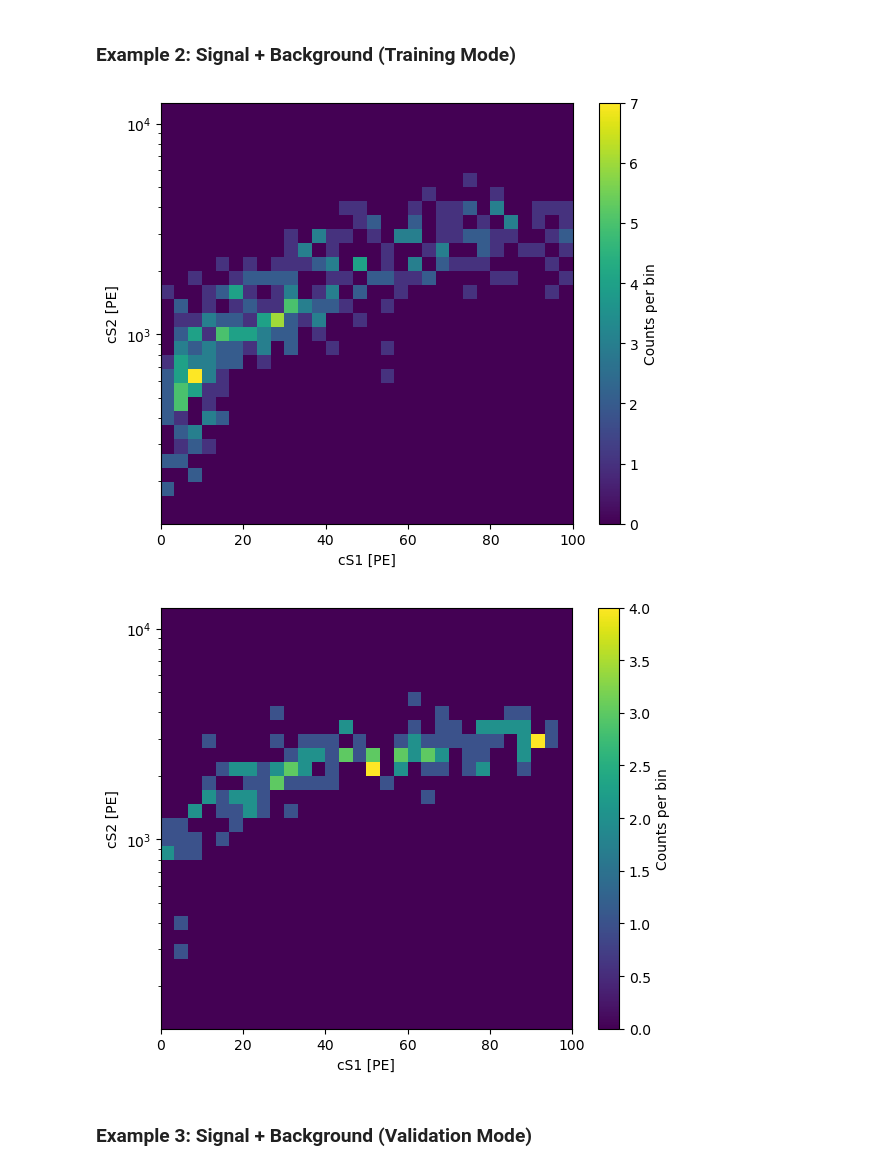
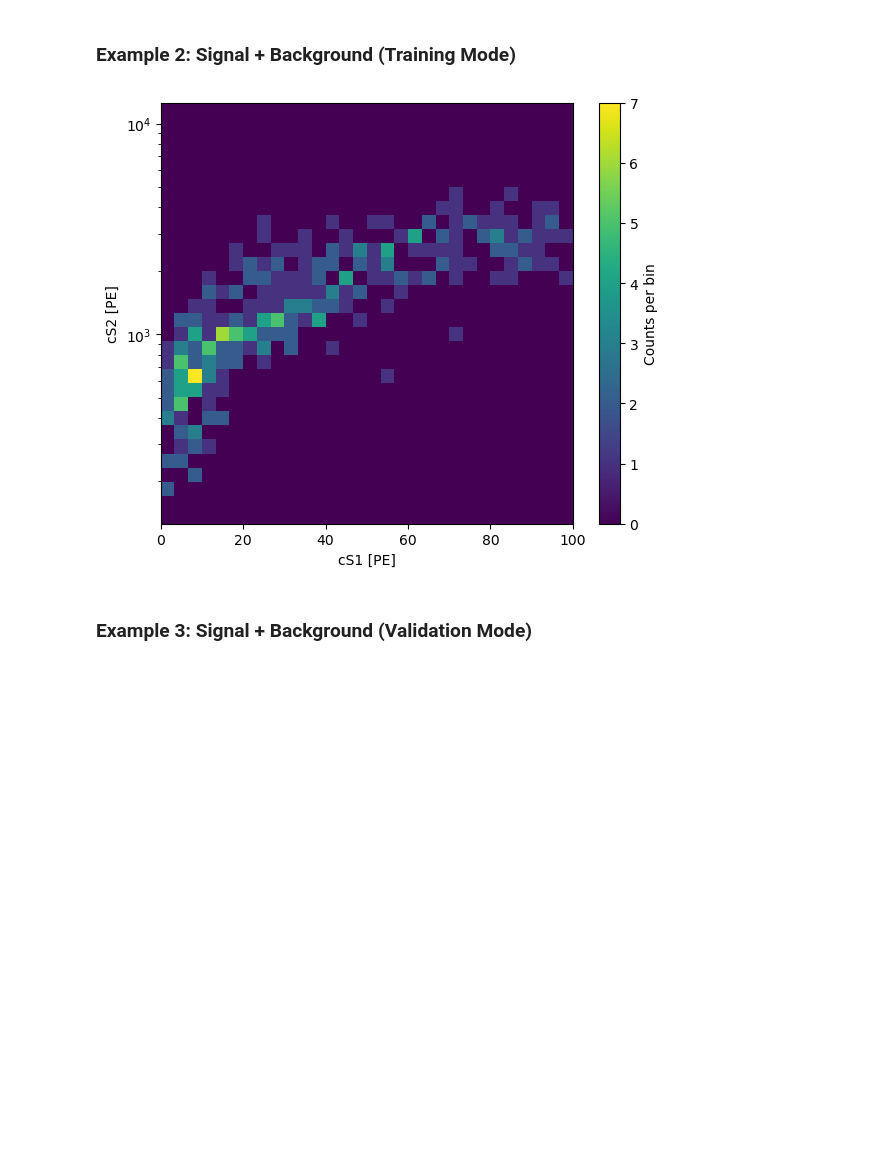
Before and after one commit to Niklas0212/xenon-sbi, a Jupyter notebook: data/notebooks/visualization_4_s1s2_signal_bg.ipynb, the cells around one changed output. Saved outputs shown, nothing was run; the diff lists cells and outputs as text; code cells hidden in the pictures; blank space fills up the shorter version.

```diff
--- a/data/notebooks/visualization_4_s1s2_signal_bg.ipynb
+++ b/data/notebooks/visualization_4_s1s2_signal_bg.ipynb
@@ -539,7 +479,7 @@ signal_only_dataset = SignalPlusBackgroundDataset(
 )
 # %%
 # Visualize examples
-for i in range(2):
+for i in range(1):
     plot_histogram(
         signal_only_dataset[i][0],
         signal_only_dataset.s1_edges,
@@ -564,15 +503,14 @@ signal_bg_dataset = SignalPlusBackgroundDataset(
 )
 # %%
 # Visualize examples (different background each time)
-for i in range(2):
+for i in range(1):
     plot_histogram(
         signal_bg_dataset[i][0],
         signal_bg_dataset.s1_edges,
         signal_bg_dataset.s2_edges
     )
 # %% [output]
-[figure, old version]
+[figure, new version]
-[figure, removed]
 # %% [markdown]
 ### Example 3: Signal + Background (Validation Mode)
 # %%
```
Also changed, not shown: parts of 17 cells of this notebook, 16 other files.
